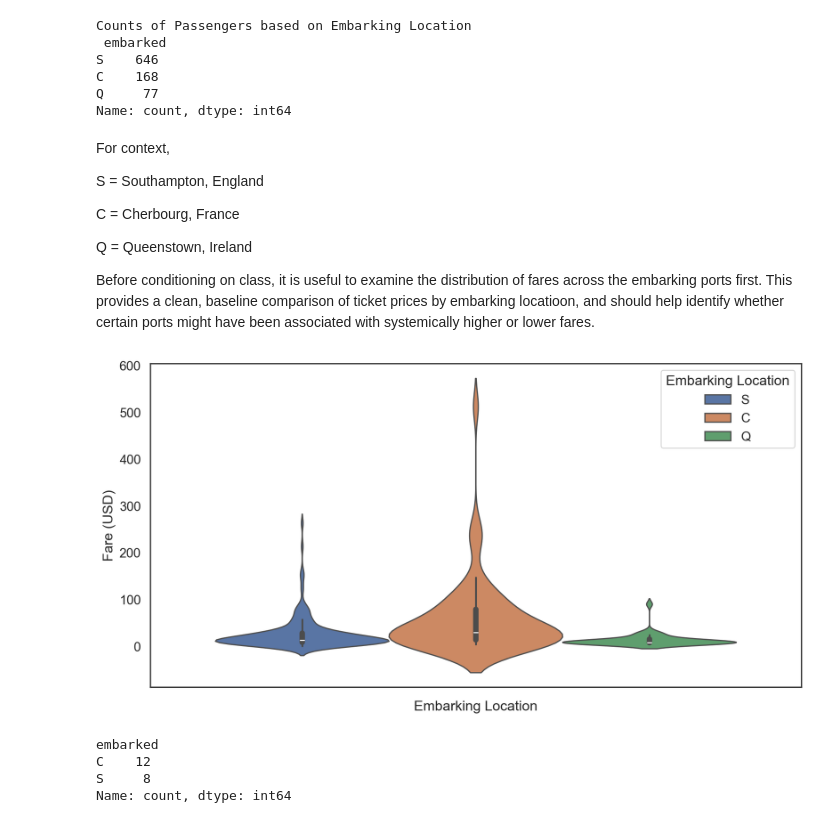
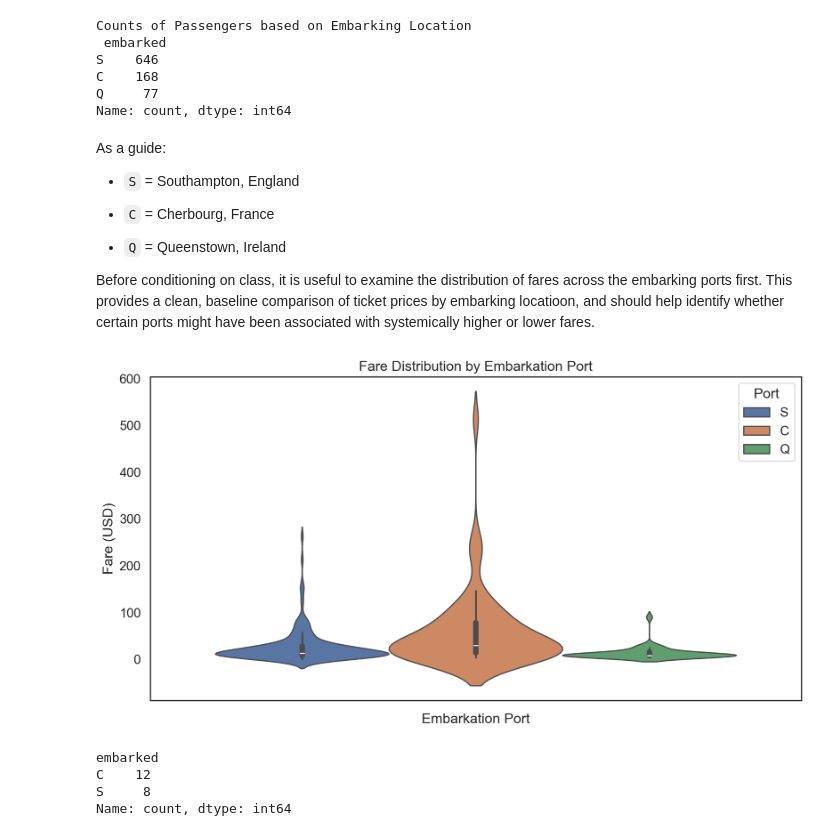
Before and after one commit to Exec-GenEsis/Titanic-Analysis-ML, a Jupyter notebook: titanic_analysis_ml.ipynb, the cells around one changed output. Saved outputs shown, nothing was run; the diff lists cells and outputs as text; code cells hidden in the pictures.

````diff
--- a/titanic_analysis_ml.ipynb
+++ b/titanic_analysis_ml.ipynb
@@ -728,24 +765,25 @@ C    168
 Q     77
 Name: count, dtype: int64
 # %% [markdown]
-For context,
+As a guide:
 
-S = Southampton, England
+- ```S``` = Southampton, England
 
-C = Cherbourg, France
+- ```C``` = Cherbourg, France
 
-Q = Queenstown, Ireland
+- ```Q``` = Queenstown, Ireland
 
 
 Before conditioning on class, it is useful to examine the distribution of fares across the embarking ports first. This provides a clean, baseline comparison of ticket prices by embarking locatioon, and should help identify whether certain ports might have been associated with systemically higher or lower fares.
 # %%
 # Create Violin Plot of Fare by Embarking Location
 embarked_fare_plot = sns.violinplot(data = titanic, hue = 'embarked', y = 'fare')
-embarked_fare_plot.set(xlabel='Embarking Location', ylabel='Fare (USD)')
-plt.legend(title = 'Embarking Location')
+embarked_fare_plot.set(xlabel='Embarkation Port', ylabel='Fare (USD)')
+plt.legend(title = 'Port')
+plt.title("Fare Distribution by Embarkation Port")
 plt.show()
 # %% [output]
-[figure, old version]
+[figure, new version]
 # %%
 # Collect outliers and create readable tablke
 titanic_embark = titanic[titanic['fare'] > fare_cutoff]
````
Also changed, not shown: parts of 5 cells of this notebook, 1 other file.
